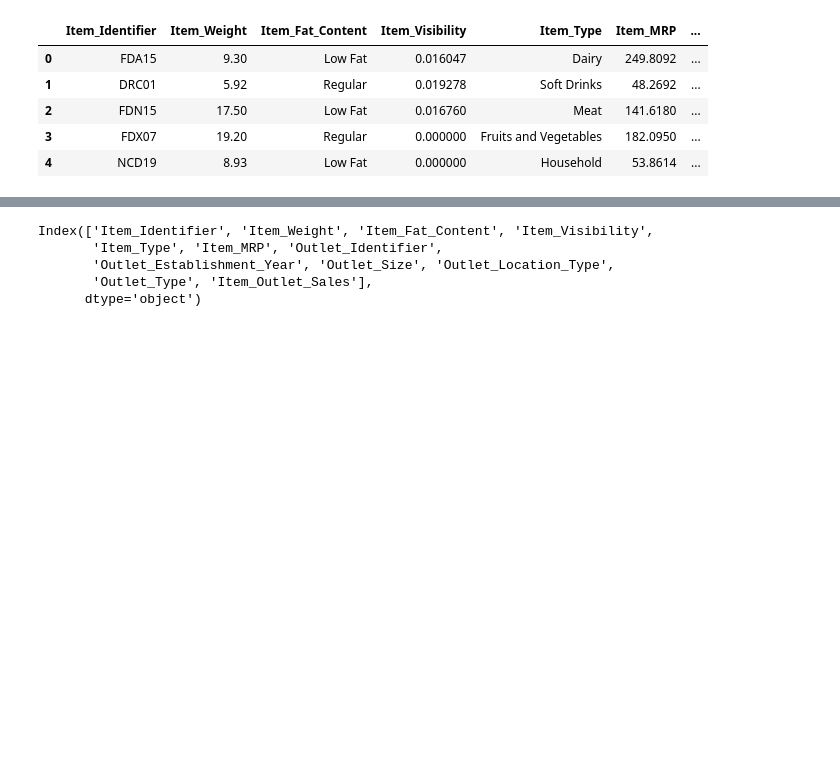
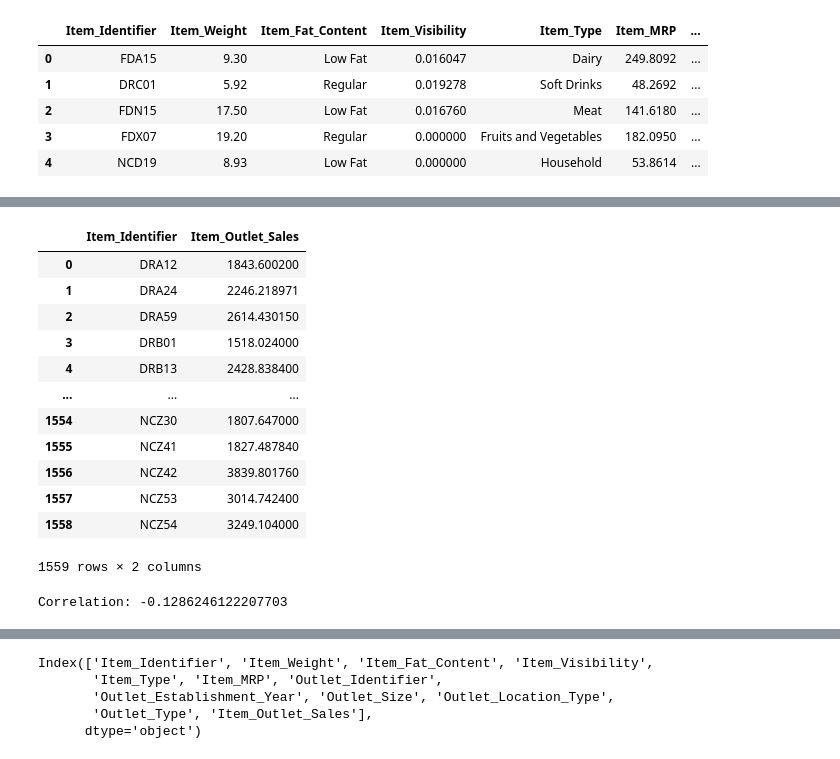
Before and after one commit to priyanshubparmar/bigmart-sales-prediction, a Jupyter notebook: bigmart_case_study_template/data/processed/python/presentation.ipynb, the cells around one changed output, grey strips where cells are left out. Saved outputs shown, nothing was run; the diff lists cells and outputs as text; code cells hidden in the pictures; blank space fills up the shorter version.

```diff
--- a/bigmart_case_study_template/data/processed/python/presentation.ipynb
+++ b/bigmart_case_study_template/data/processed/python/presentation.ipynb
@@ -106,3 +119,28 @@ class CustomImputer(BaseEstimator, TransformerMixin):
+# %%
+
+# Step 1: Compute mean sales per Item_Identifier
+mean_sales = df.groupby("Item_Identifier")["Item_Outlet_Sales"].mean().reset_index()
+# %%
+mean_sales
+# %% [output]
+|  | Item_Identifier | Item_Outlet_Sales |
+| 0 | DRA12 | 1843.600200 |
+| 1 | DRA24 | 2246.218971 |
+| 2 | DRA59 | 2614.430150 |
+| 3 | DRB01 | 1518.024000 |
+| 4 | DRB13 | 2428.838400 |
+| ... | ... | ... |
+| 1554 | NCZ30 | 1807.647000 |
+| 1555 | NCZ41 | 1827.487840 |
+| 1556 | NCZ42 | 3839.801760 |
+| 1557 | NCZ53 | 3014.742400 |
+| 1558 | NCZ54 | 3249.104000 |
+1559 rows × 2 columns
+# %%
+correlation = df['Item_Visibility'].corr(df['Item_Outlet_Sales'])
+print("Correlation:", correlation)
+# %% [output]
+Correlation: -0.1286246122207703
 # %%
 # --------------------------
 # STEP 2: Feature Engineering
```
Also changed, not shown: parts of 12 cells of this notebook.
